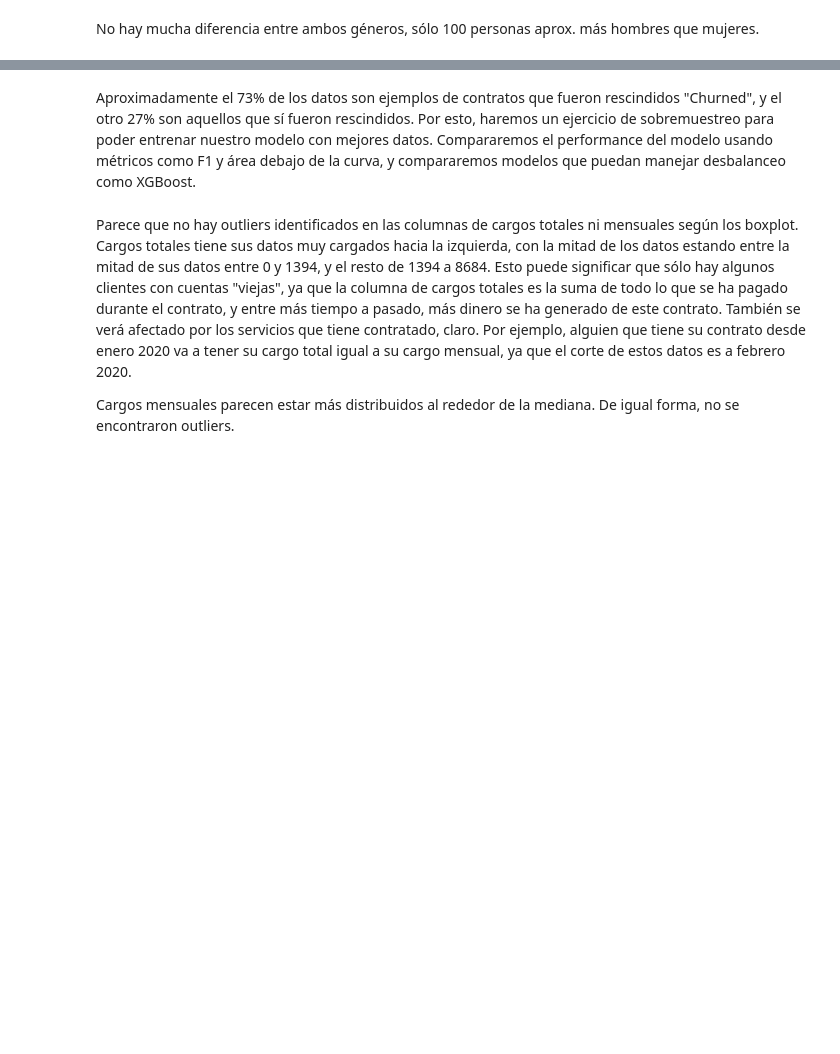
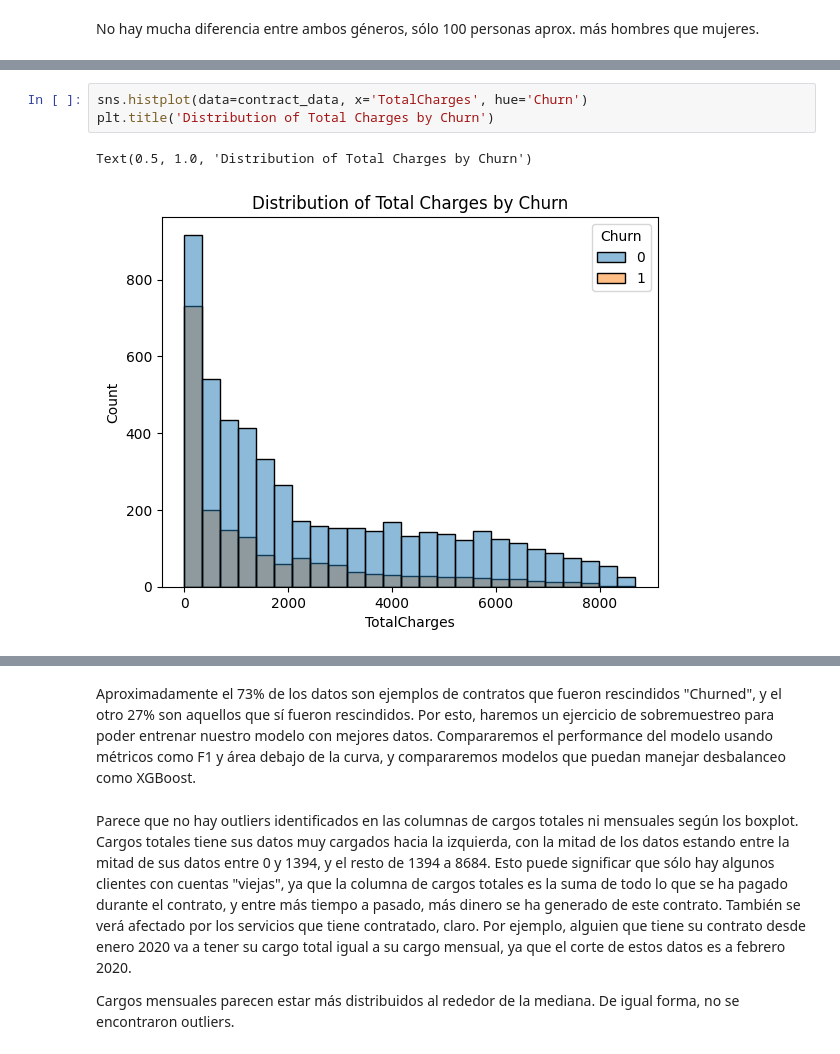
Before and after one commit to MrDonBromo/Telecom-Churn-Prediction, a Jupyter notebook: Final Project.ipynb, the cells around one changed output, grey strips where cells are left out. Drawn from its saved outputs; the diff is of its cells as text; blank space fills up the shorter version.

```diff
--- a/Final Project.ipynb
+++ b/Final Project.ipynb
@@ -447,3 +485,9 @@ axs[1].set_xlabel('MonthlyCharges')
 plt.tight_layout()
 # %% [output]
 [figure]
+# %%
+sns.histplot(data=contract_data, x='TotalCharges', hue='Churn')
+plt.title('Distribution of Total Charges by Churn')
+# %% [output]
+Text(0.5, 1.0, 'Distribution of Total Charges by Churn')
+[figure, added]
```
Also changed, not shown: parts of 44 cells of this notebook.
